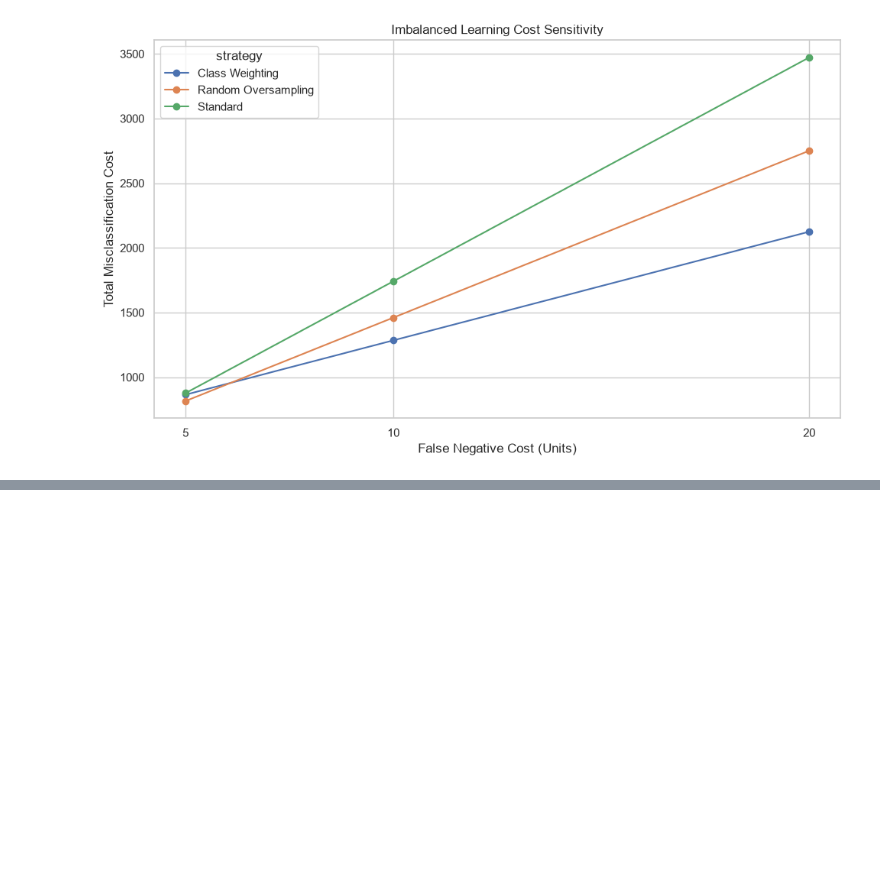
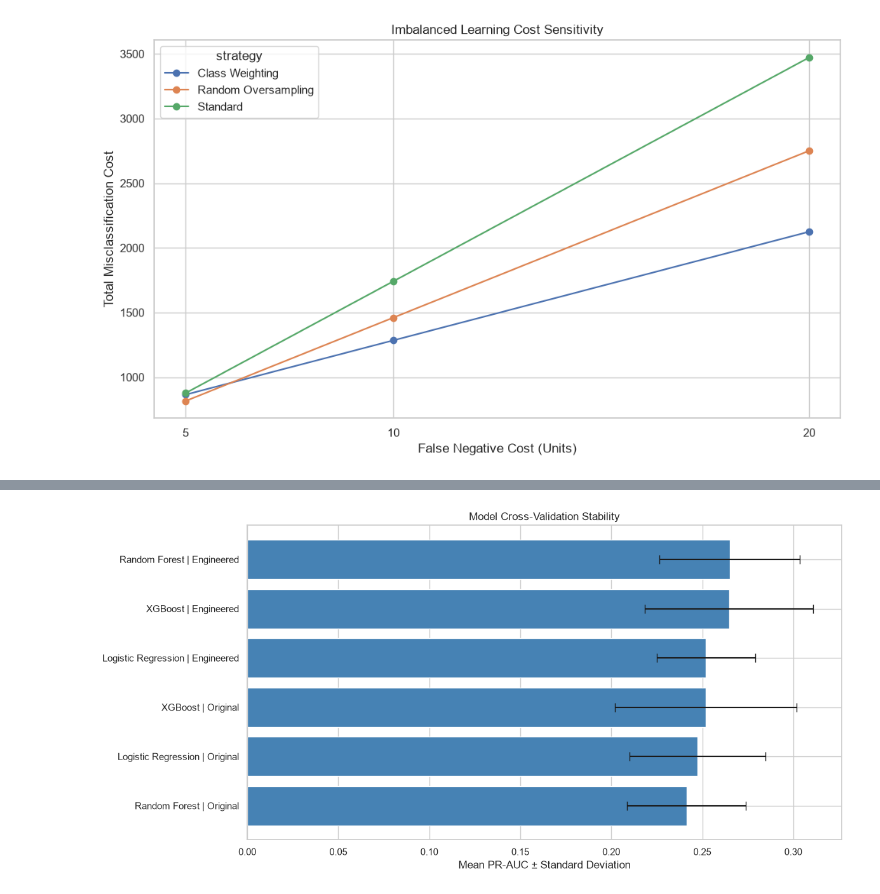
Before and after one commit to Charith-01/fraud-risk-intelligence-engine, a Jupyter notebook: 01_fraud_risk_analysis.ipynb, the cells around one changed output, grey strips where cells are left out. Cells and saved outputs as stored; diff of their text form; code cells hidden in the pictures; blank space fills up the shorter version.

```diff
--- a/01_fraud_risk_analysis.ipynb
+++ b/01_fraud_risk_analysis.ipynb
@@ -2827,0 +3273,34 @@ plt.show()
+# %%
+fig, ax = plt.subplots(
+    figsize=(12, 6)
+)
+
+ax.barh(
+    stability_report["candidate"],
+    stability_report["pr_auc_mean"],
+    xerr=stability_report["pr_auc_std"],
+    color="steelblue",
+    capsize=5
+)
+
+ax.set_title(
+    "Model Cross-Validation Stability"
+)
+
+ax.set_xlabel(
+    "Mean PR-AUC ± Standard Deviation"
+)
+
+ax.invert_yaxis()
+
+fig.tight_layout()
+
+fig.savefig(
+    FIGURES_DIR / "model_cv_stability.png",
+    dpi=300,
+    bbox_inches="tight"
+)
+
+plt.show()
+# %% [output]
+[figure, added]
```
Also changed, not shown: parts of 18 cells of this notebook, 6 other files.
